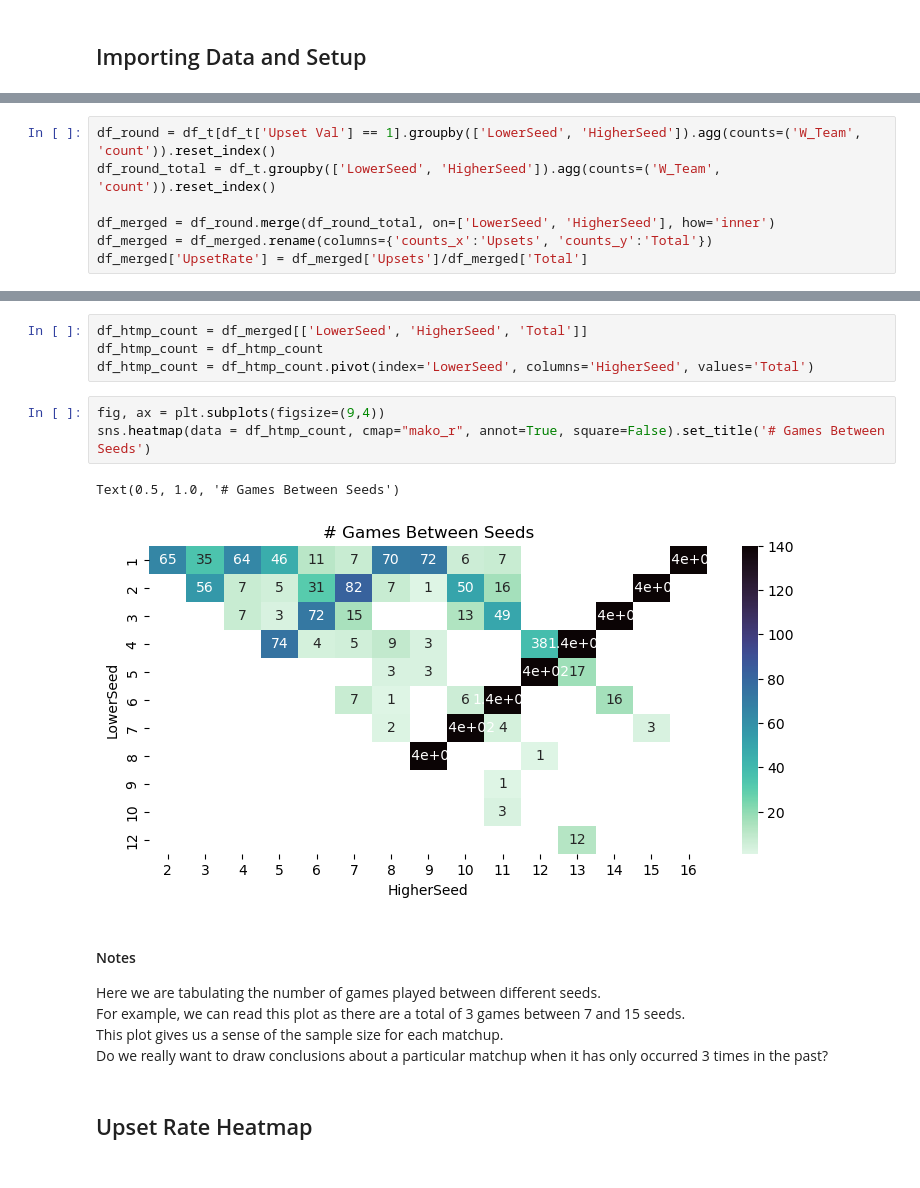
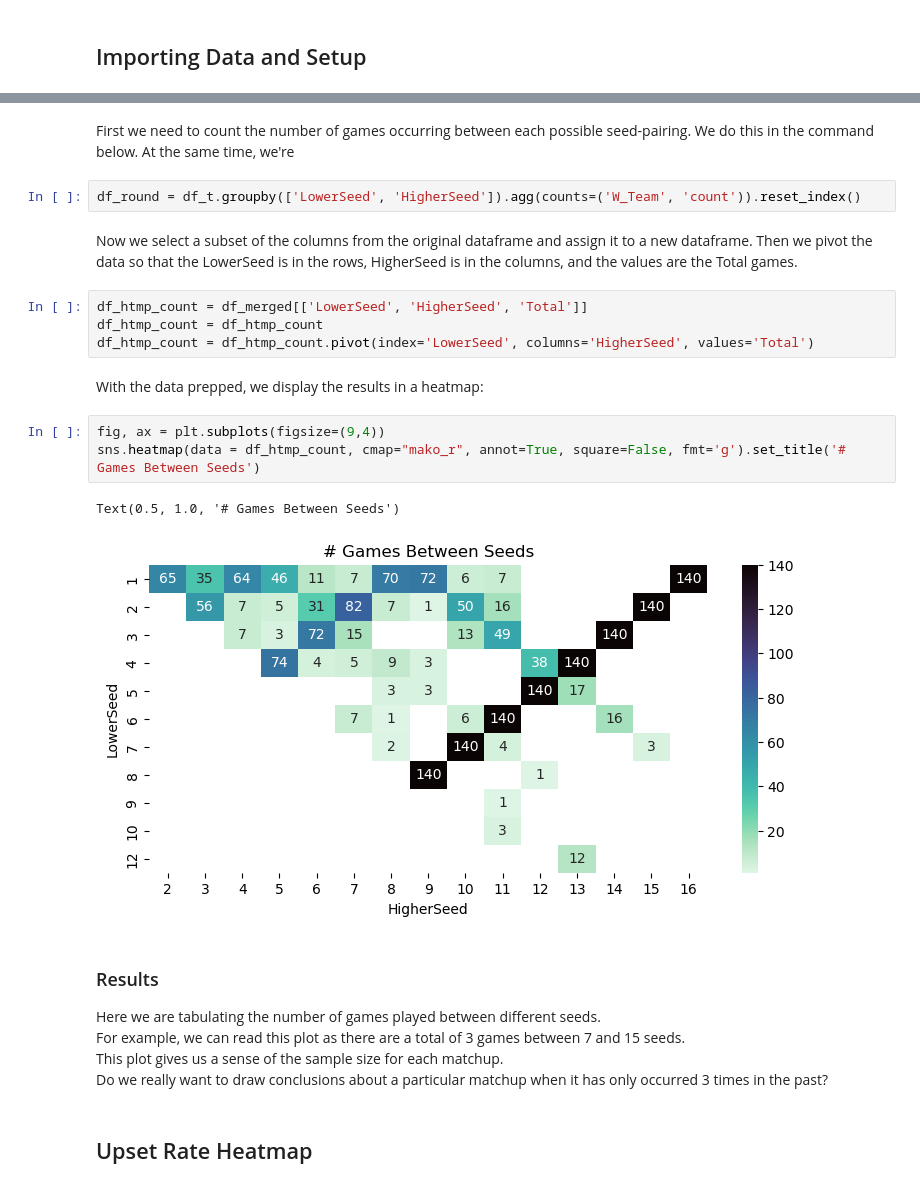
Before and after one commit to rhalemsc/NCAAT-Analysis, a Jupyter notebook: Tournament_Stats.ipynb, the cells around one changed output, grey strips where cells are left out. Drawn from its saved outputs; the diff is of its cells as text.

```diff
--- a/Tournament_Stats.ipynb
+++ b/Tournament_Stats.ipynb
@@ -46,7 +44,0 @@ df_t.head()
-# %%
-df_round = df_t[df_t['Upset Val'] == 1].groupby(['LowerSeed', 'HigherSeed']).agg(counts=('W_Team', 'count')).reset_index()
-df_round_total = df_t.groupby(['LowerSeed', 'HigherSeed']).agg(counts=('W_Team', 'count')).reset_index()
-
-df_merged = df_round.merge(df_round_total, on=['LowerSeed', 'HigherSeed'], how='inner')
-df_merged = df_merged.rename(columns={'counts_x':'Upsets', 'counts_y':'Total'})
-df_merged['UpsetRate'] = df_merged['Upsets']/df_merged['Total']
@@ -53,15 +48,23 @@ df_merged['UpsetRate'] = df_merged['Upsets']/df_merged['Total']
+# %% [markdown]
+First we need to count the number of games occurring between each possible seed-pairing. We do this in the command below. At the same time, we're
+# %%
+df_round = df_t.groupby(['LowerSeed', 'HigherSeed']).agg(counts=('W_Team', 'count')).reset_index()
+# %% [markdown]
+Now we select a subset of the columns from the original dataframe and assign it to a new dataframe. Then we pivot the data so that the LowerSeed is in the rows, HigherSeed is in the columns, and the values are the Total games.
 # %%
 df_htmp_count = df_merged[['LowerSeed', 'HigherSeed', 'Total']]
 df_htmp_count = df_htmp_count
 df_htmp_count = df_htmp_count.pivot(index='LowerSeed', columns='HigherSeed', values='Total')
+# %% [markdown]
+With the data prepped, we display the results in a heatmap:
 # %%
 fig, ax = plt.subplots(figsize=(9,4))
-sns.heatmap(data = df_htmp_count, cmap="mako_r", annot=True, square=False).set_title('# Games Between Seeds')
+sns.heatmap(data = df_htmp_count, cmap="mako_r", annot=True, square=False, fmt='g').set_title('# Games Between Seeds')
 # %% [output]
 Text(0.5, 1.0, '# Games Between Seeds')
-[figure, old version]
+[figure, new version]
 # %% [markdown]
-#### Notes
+### Results
 Here we are tabulating the number of games played between different seeds. <br>
 For example, we can read this plot as there are a total of 3 games between 7 and 15 seeds. <br>
 This plot gives us a sense of the sample size for each matchup. <br>
```
Also changed, not shown: parts of 7 cells of this notebook.
